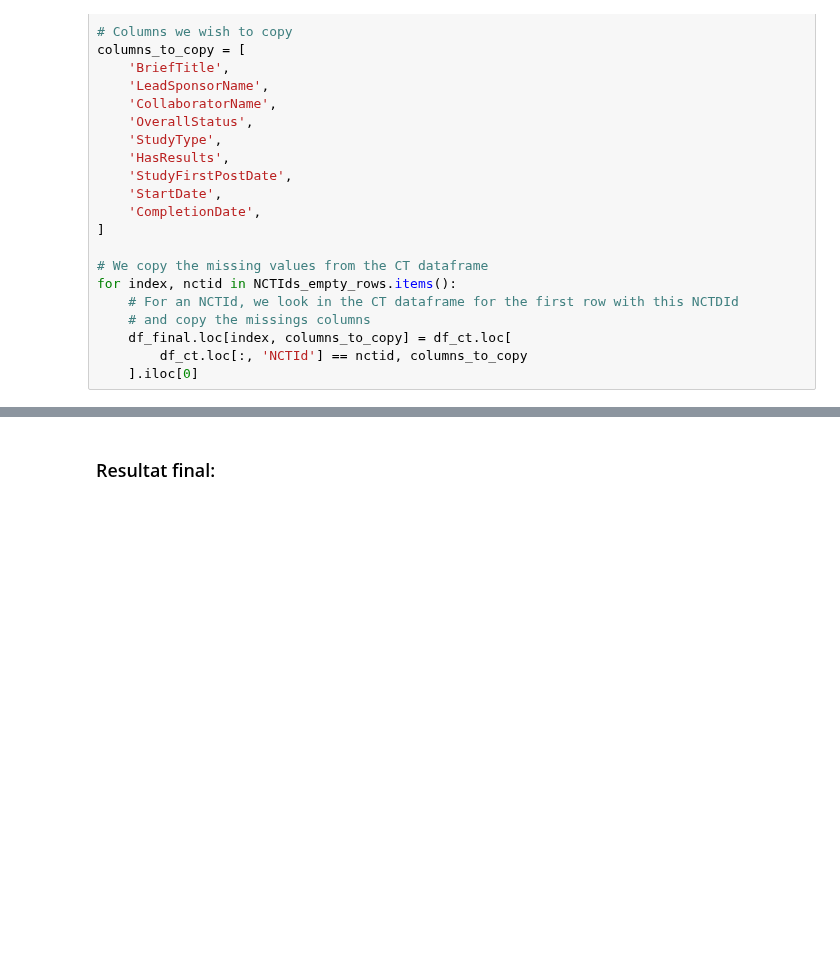
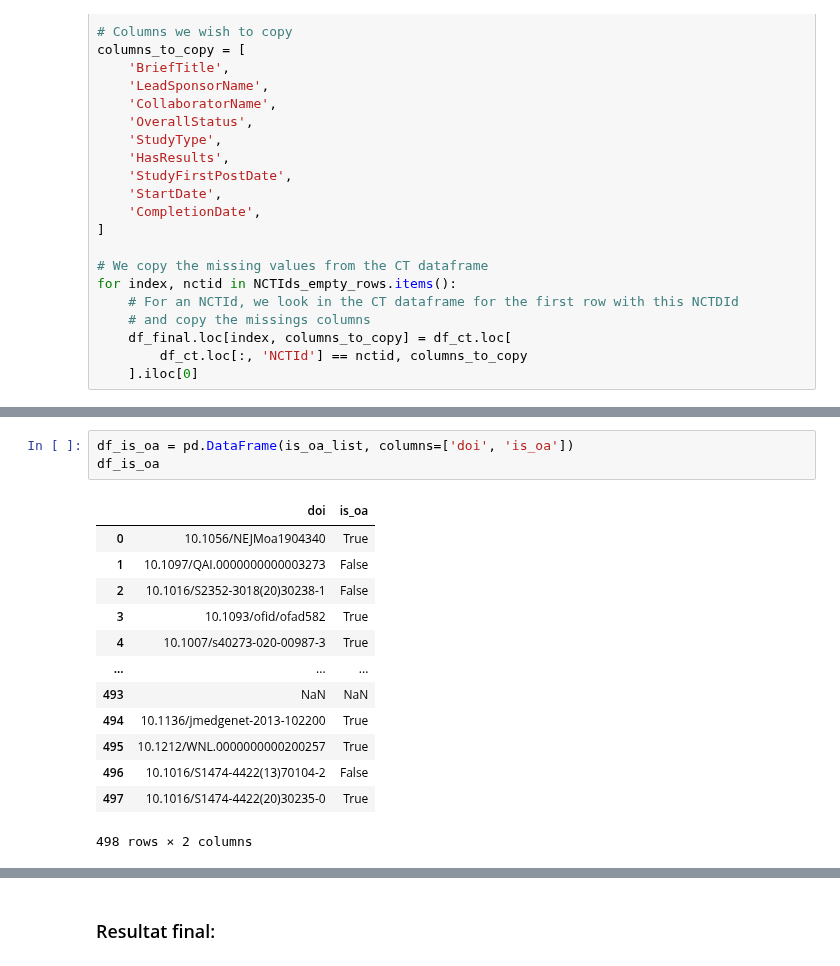
Before and after one commit to Inserm-IST/BSO-Inserm-Sante, a Jupyter notebook: 01_extraction_donnees_sante.ipynb, the cells around one changed output, grey strips where cells are left out. Drawn from its saved outputs; the diff is of its cells as text; blank space fills up the shorter version.

```diff
--- a/01_extraction_donnees_sante.ipynb
+++ b/01_extraction_donnees_sante.ipynb
@@ -928,0 +996,17 @@ df_final.loc[index_empty_rows, ['NCTId'] + columns_to_fill].head(10)
+# %%
+df_is_oa = pd.DataFrame(is_oa_list, columns=['doi', 'is_oa'])
+df_is_oa
+# %% [output]
+|  | doi | is_oa |
+| 0 | 10.1056/NEJMoa1904340 | True |
+| 1 | 10.1097/QAI.0000000000003273 | False |
+| 2 | 10.1016/S2352-3018(20)30238-1 | False |
+| 3 | 10.1093/ofid/ofad582 | True |
+| 4 | 10.1007/s40273-020-00987-3 | True |
+| ... | ... | ... |
+| 493 | NaN | NaN |
+| 494 | 10.1136/jmedgenet-2013-102200 | True |
+| 495 | 10.1212/WNL.0000000000200257 | True |
+| 496 | 10.1016/S1474-4422(13)70104-2 | False |
+| 497 | 10.1016/S1474-4422(20)30235-0 | True |
+498 rows × 2 columns
```
Also changed, not shown: parts of 29 cells of this notebook, 2 other files.
